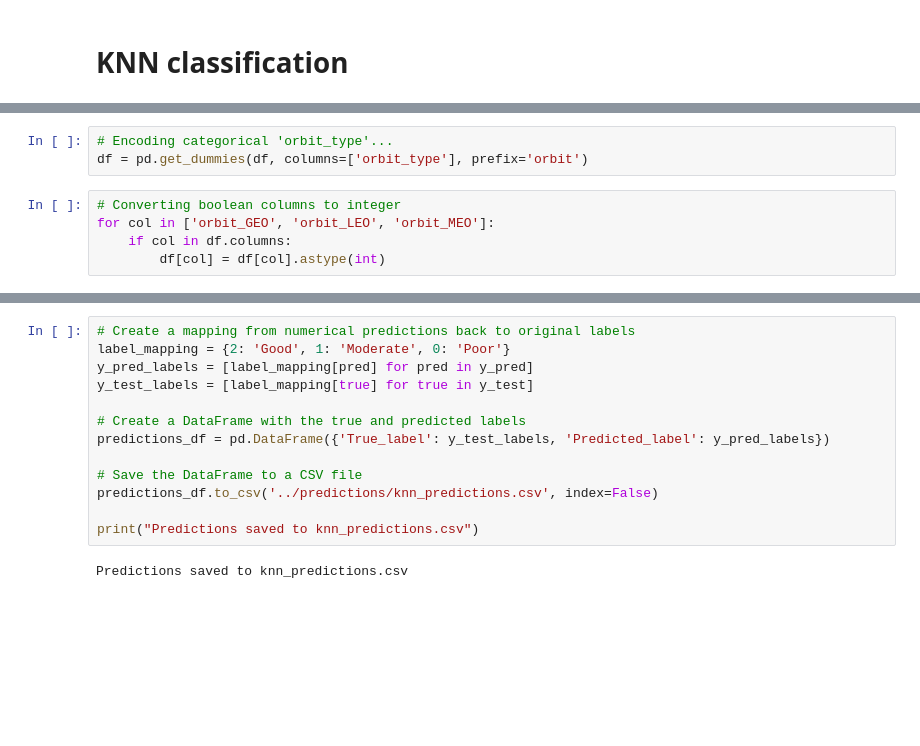
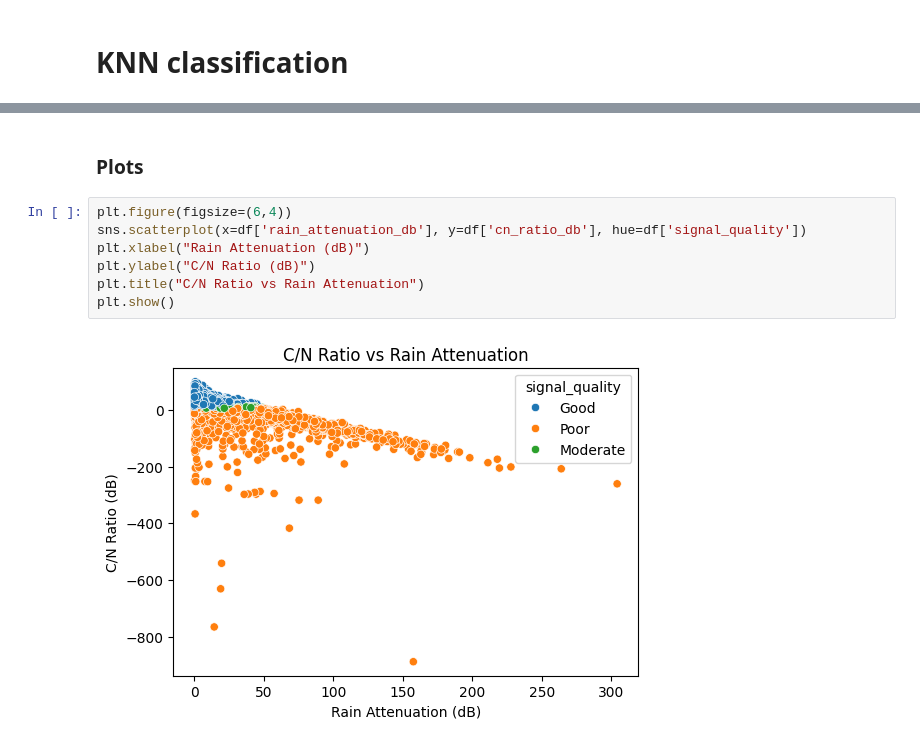
Before and after one commit to cursed-0men/Satellite-Signal-Strength-Classification, a Jupyter notebook: models/knn.ipynb, the cells around one changed output, grey strips where cells are left out. Cells and saved outputs as stored; diff of their text form; blank space fills up the shorter version.

```diff
--- a/models/knn.ipynb
+++ b/models/knn.ipynb
@@ -49,11 +16,3 @@ df.head()
 | 3 | LEO | 6.793379e+05 | 2.754270e+10 | 23.265613 | 0.861342 | 1.080783 | ... |
 | 4 | GEO | 3.586736e+07 | 1.499221e+10 | 19.641787 | 0.907307 | 1.160886 | ... |
 5 rows × 21 columns
-# %%
-# Encoding categorical 'orbit_type'...
-df = pd.get_dummies(df, columns=['orbit_type'], prefix='orbit')
-# %%
-# Converting boolean columns to integer
-for col in ['orbit_GEO', 'orbit_LEO', 'orbit_MEO']:
-    if col in df.columns:
-        df[col] = df[col].astype(int)
@@ -109,15 +93,11 @@ plt.show()
-# %%
-# Create a mapping from numerical predictions back to original labels
-label_mapping = {2: 'Good', 1: 'Moderate', 0: 'Poor'}
-y_pred_labels = [label_mapping[pred] for pred in y_pred]
-y_test_labels = [label_mapping[true] for true in y_test]
-
-# Create a DataFrame with the true and predicted labels
-predictions_df = pd.DataFrame({'True_label': y_test_labels, 'Predicted_label': y_pred_labels})
-
-# Save the DataFrame to a CSV file
-predictions_df.to_csv('../predictions/knn_predictions.csv', index=False)
-
-print("Predictions saved to knn_predictions.csv")
-# %% [output]
-Predictions saved to knn_predictions.csv
+# %% [markdown]
+### Plots
+# %%
+plt.figure(figsize=(6,4))
+sns.scatterplot(x=df['rain_attenuation_db'], y=df['cn_ratio_db'], hue=df['signal_quality'])
+plt.xlabel("Rain Attenuation (dB)")
+plt.ylabel("C/N Ratio (dB)")
+plt.title("C/N Ratio vs Rain Attenuation")
+plt.show()
+# %% [output]
+[figure, added]
```
Also changed, not shown: parts of 17 cells of this notebook.
